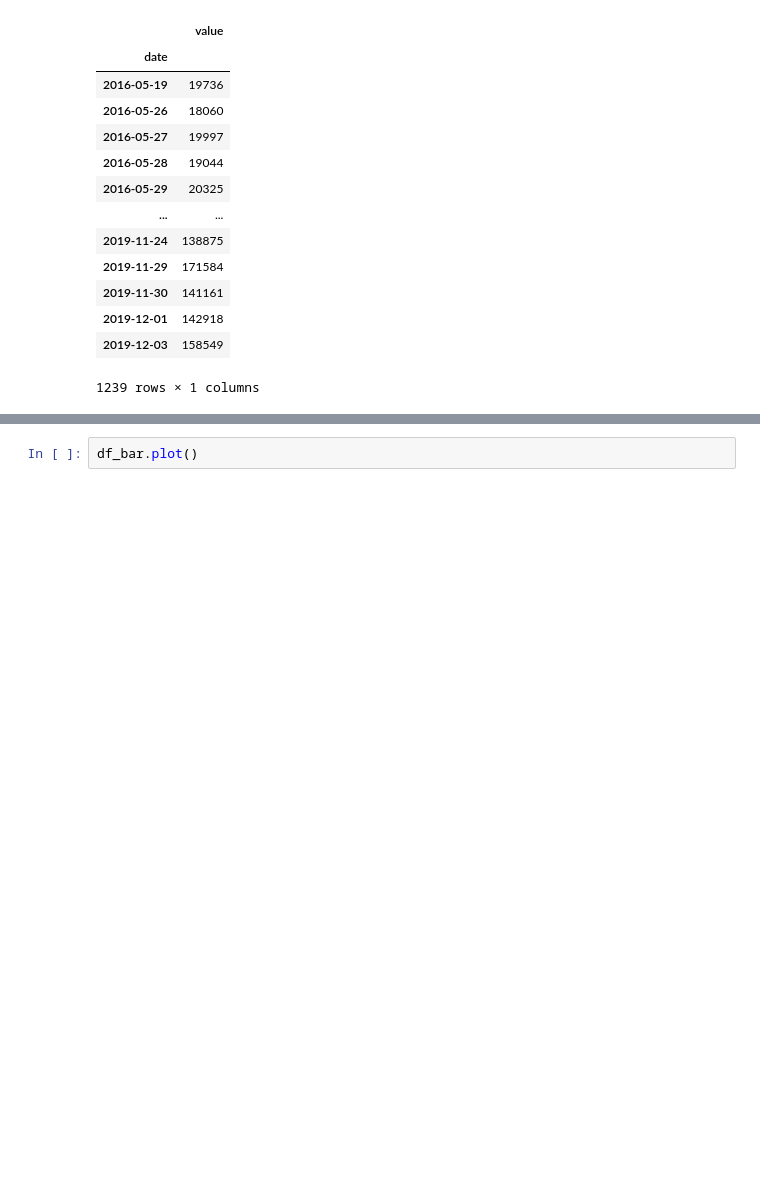
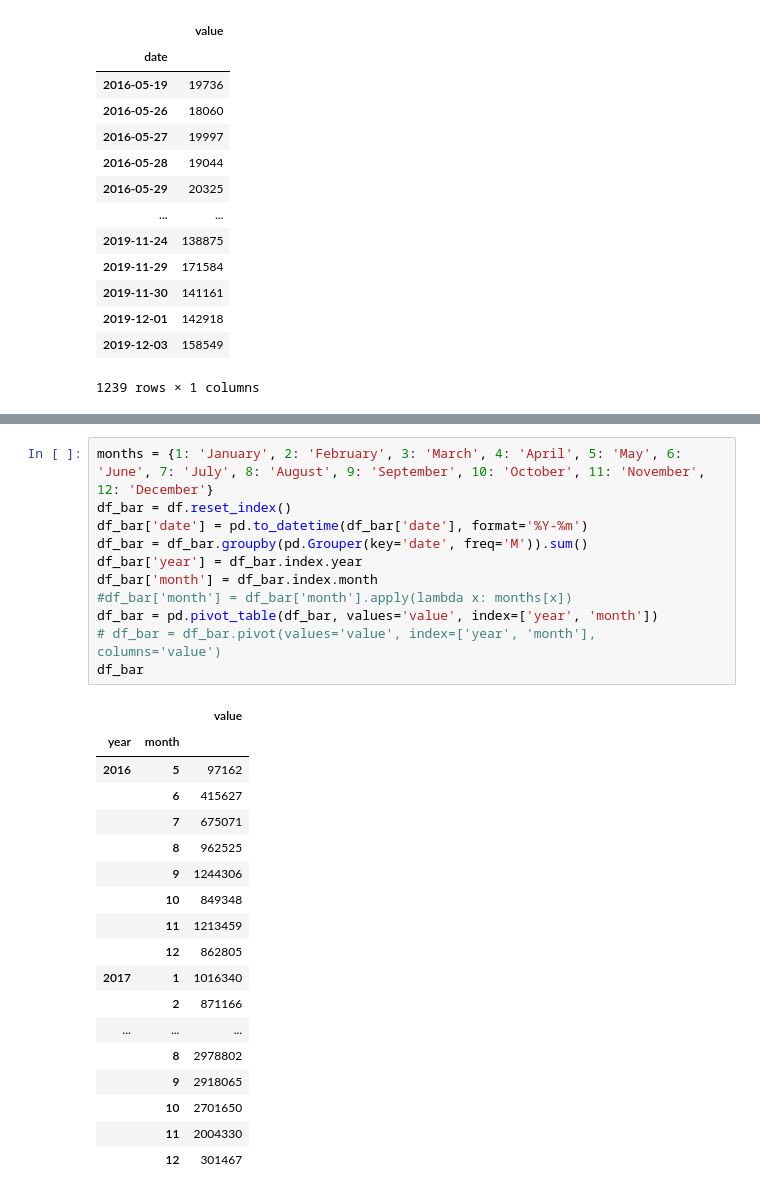
Before and after one commit to jmacdonald2010/page-view-time-series-visualizer, a Jupyter notebook: sketches.ipynb, the cells around one changed output, grey strips where cells are left out. Saved outputs shown, nothing was run; the diff lists cells and outputs as text; blank space fills up the shorter version.

```diff
--- a/sketches.ipynb
+++ b/sketches.ipynb
@@ -65,5 +63,33 @@ df_bar
 | 2019-10-31 | 2701650 |
 | 2019-11-30 | 2004330 |
 | 2019-12-31 | 301467 |
-# %%
-df_bar.plot()
+# %%
+months = {1: 'January', 2: 'February', 3: 'March', 4: 'April', 5: 'May', 6: 'June', 7: 'July', 8: 'August', 9: 'September', 10: 'October', 11: 'November', 12: 'December'}
+df_bar = df.reset_index()
+df_bar['date'] = pd.to_datetime(df_bar['date'], format='%Y-%m')
+df_bar = df_bar.groupby(pd.Grouper(key='date', freq='M')).sum()
+df_bar['year'] = df_bar.index.year
+df_bar['month'] = df_bar.index.month
+#df_bar['month'] = df_bar['month'].apply(lambda x: months[x])
+df_bar = pd.pivot_table(df_bar, values='value', index=['year', 'month'])
+# df_bar = df_bar.pivot(values='value', index=['year', 'month'], columns='value')
+df_bar
+# %% [output]
+|  |  | value |
+| year | month |  |
+| 2016 | 5 | 97162 |
+|  | 6 | 415627 |
+|  | 7 | 675071 |
+|  | 8 | 962525 |
+|  | 9 | 1244306 |
+|  | 10 | 849348 |
+|  | 11 | 1213459 |
+|  | 12 | 862805 |
+| 2017 | 1 | 1016340 |
+|  | 2 | 871166 |
+| ... | ... | ... |
+|  | 8 | 2978802 |
+|  | 9 | 2918065 |
+|  | 10 | 2701650 |
+|  | 11 | 2004330 |
+|  | 12 | 301467 |
```
Also changed, not shown: parts of 7 cells of this notebook, 1 other file.
